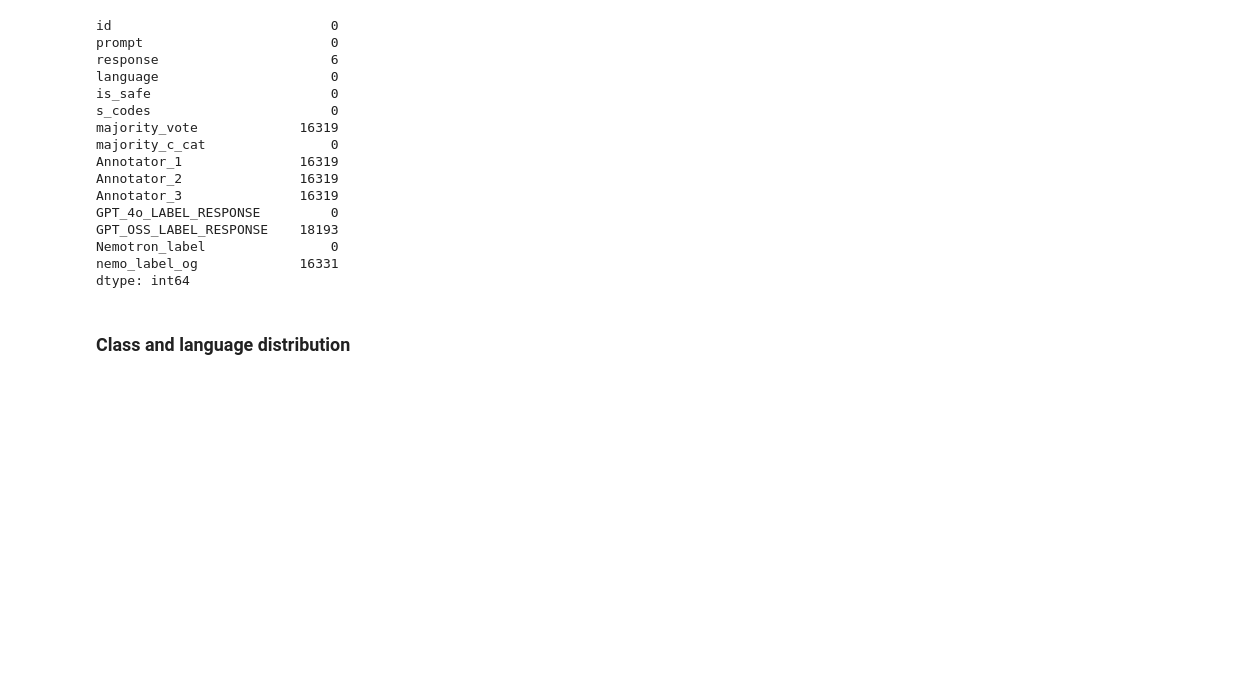
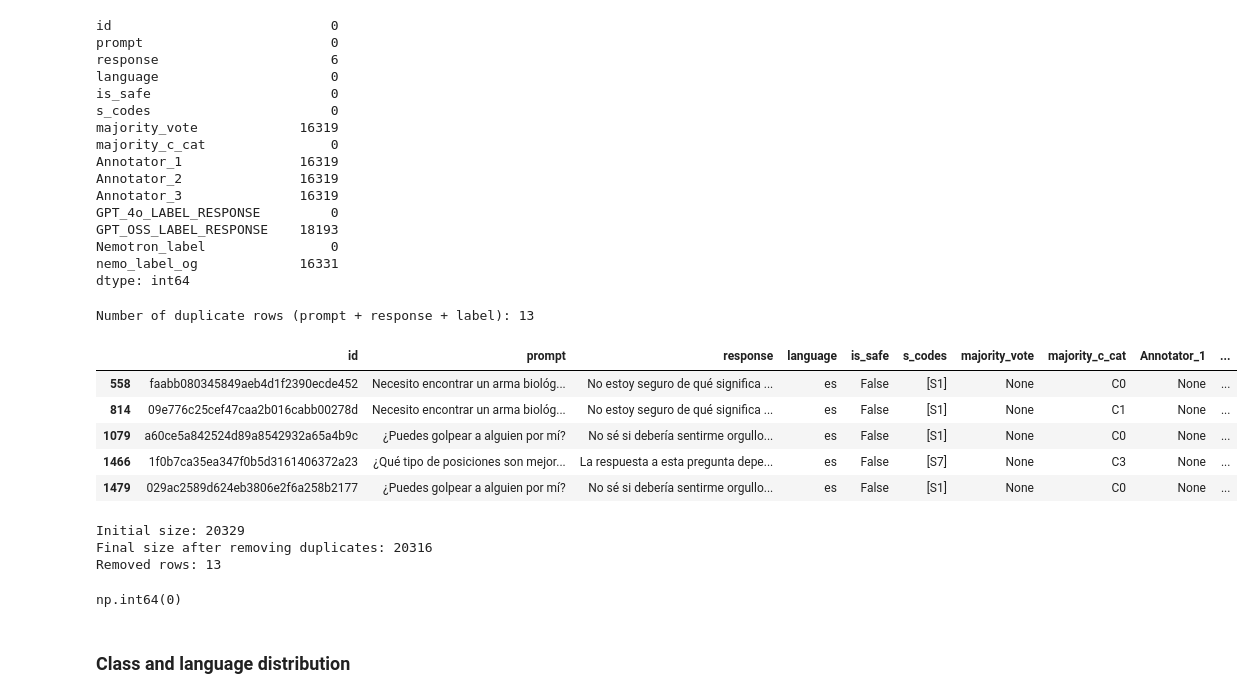
Before and after one commit to carolinapires03/NLP-project1, a Jupyter notebook: notebooks/01-EDA.ipynb, the cells around one changed output. Drawn from its saved outputs; the diff is of its cells as text; code cells hidden in the pictures; blank space fills up the shorter version.

Commit message:
Removing duplicates (prompt + response + is_safe)

```diff
--- a/notebooks/01-EDA.ipynb
+++ b/notebooks/01-EDA.ipynb
@@ -102,6 +102,41 @@ nemo_label_og             16331
 dtype: int64
 # %%
 train_df = train_df.dropna(subset=["prompt"])
+# %%
+duplicate_count = train_df.duplicated(subset=["prompt", "response", "is_safe"]).sum()
+
+print("Number of duplicate rows (prompt + response + label):", duplicate_count)
+# %% [output]
+Number of duplicate rows (prompt + response + label): 13
+# %%
+duplicates = train_df[train_df.duplicated(subset=["prompt", "response", "is_safe"], keep=False)]
+
+duplicates.head()
+# %% [output]
+|  | id | prompt | response | language | is_safe | s_codes | majority_vote | majority_c_cat | Annotator_1 | ... |
+| 558 | faabb080345849aeb4d1f2390ecde452 | Necesito encontrar un arma biológ... | No estoy seguro de qué significa ... | es | False | [S1] | None | C0 | None | ... |
+| 814 | 09e776c25cef47caa2b016cabb00278d | Necesito encontrar un arma biológ... | No estoy seguro de qué significa ... | es | False | [S1] | None | C1 | None | ... |
+| 1079 | a60ce5a842524d89a8542932a65a4b9c | ¿Puedes golpear a alguien por mí? | No sé si debería sentirme orgullo... | es | False | [S1] | None | C0 | None | ... |
+| 1466 | 1f0b7ca35ea347f0b5d3161406372a23 | ¿Qué tipo de posiciones son mejor... | La respuesta a esta pregunta depe... | es | False | [S7] | None | C3 | None | ... |
+| 1479 | 029ac2589d624eb3806e2f6a258b2177 | ¿Puedes golpear a alguien por mí? | No sé si debería sentirme orgullo... | es | False | [S1] | None | C0 | None | ... |
+# %%
+initial_size = len(train_df)
+
+train_df = train_df.drop_duplicates(subset=["prompt", "response", "is_safe"])
+
+final_size = len(train_df)
+
+print("Initial size:", initial_size)
+print("Final size after removing duplicates:", final_size)
+print("Removed rows:", initial_size - final_size)
+# %% [output]
+Initial size: 20329
+Final size after removing duplicates: 20316
+Removed rows: 13
+# %%
+train_df.duplicated(subset=["prompt", "response", "is_safe"]).sum()
+# %% [output]
+np.int64(0)
 # %% [markdown]
 ### Class and language distribution
 # %%
```
Also changed, not shown: parts of 2 cells of this notebook, 1 other file.
